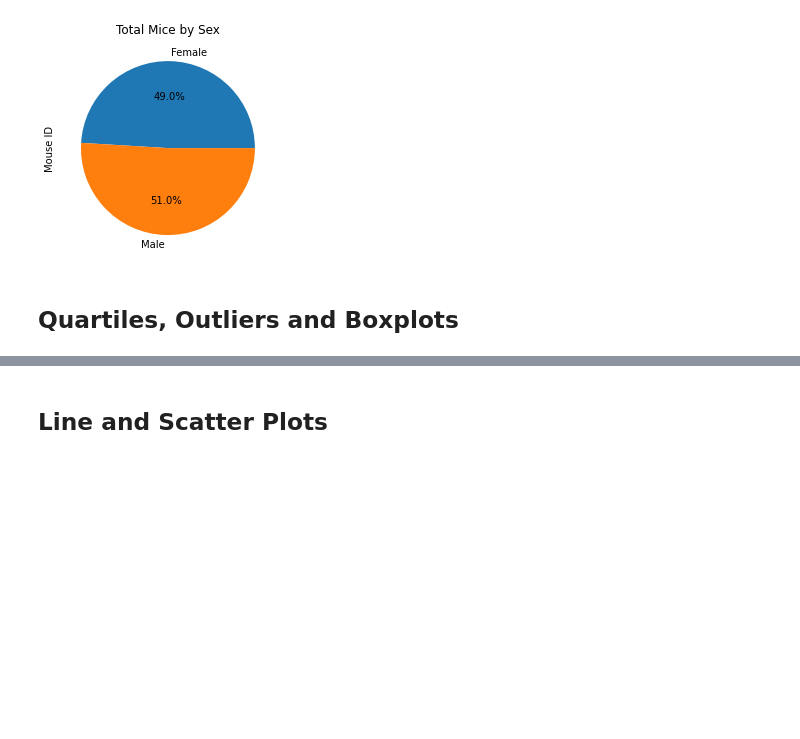
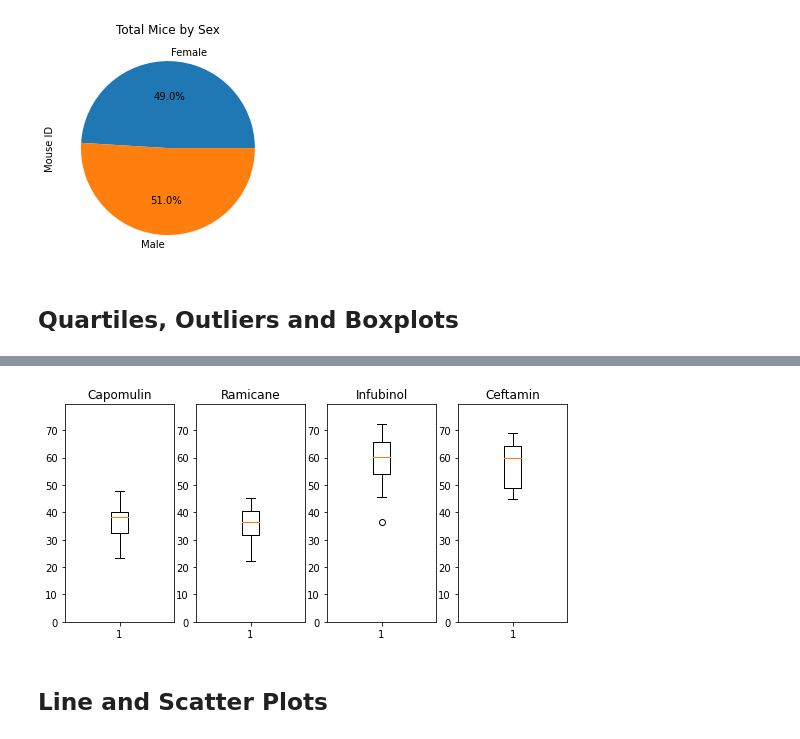
Before and after one commit to travisb98/Plotting_Pharmaceutical_Data, a Jupyter notebook: Pymaceuticals/pymaceuticals_starter.ipynb, the cells around one changed output, grey strips where cells are left out. Saved outputs shown, nothing was run; the diff lists cells and outputs as text; code cells hidden in the pictures; blank space fills up the shorter version.

Commit message:
figured out how to get 4 subplot graphs onto 1 figure. The subplot code is a little repetative so i'm going to try iterating through it next.

```diff
--- a/Pymaceuticals/pymaceuticals_starter.ipynb
+++ b/Pymaceuticals/pymaceuticals_starter.ipynb
@@ -267,3 +247,46 @@ for regimen in top_drugs_list:
+# %%
+# # Generate a box plot of the final tumor volume of each mouse across four regimens of interest
+# top_drugs_list
+
+
+#pass a drug name through this function and it will return the volumne data to plot for that drug
+def get_plot_data(druggo):
+    box_plot_data=final_tumor_volumes.loc[final_tumor_volumes['Drug Regimen']==druggo,['Tumor Volume (mm3)']]
+    box_plot_data=box_plot_data['Tumor Volume (mm3)'].tolist()
+    return box_plot_data
+
+
+#setting the top
+y_box_max=final_tumor_volumes['Tumor Volume (mm3)'].max()+(final_tumor_volumes['Tumor Volume (mm3)'].max()*.1)
+#sets the frame plot for the 4 sub plots
+plt.figure(figsize=(9, 4))
+
+#creates the 4 sub plots
+### this coce is repetative so I'm thining I'll use a for loop to iterate through the plot #(id, 141,142,143 etc)...
+###...and itterate through the top_drugs_list as well.
+plt.subplot(141)
+plt.ylim((0,y_box_max))
+plt.title(top_drugs_list[0])
+plt.boxplot(get_plot_data(top_drugs_list[0]))
+
+plt.subplot(142)
+plt.ylim((0,y_box_max))
+plt.title(top_drugs_list[1])
+plt.boxplot(get_plot_data(top_drugs_list[1]))
+
+plt.subplot(143)
+plt.ylim((0,y_box_max))
+plt.title(top_drugs_list[2])
+plt.boxplot(get_plot_data(top_drugs_list[2]))
+
+plt.subplot(144)
+plt.ylim((0,y_box_max))
+plt.title(top_drugs_list[3])
+plt.boxplot(get_plot_data(top_drugs_list[3]))
+
+plt.show()
+# %% [output]
+[figure, added]
 # %% [markdown]
 ## Line and Scatter Plots
 # %%
```
Also changed, not shown: parts of 3 cells of this notebook.
